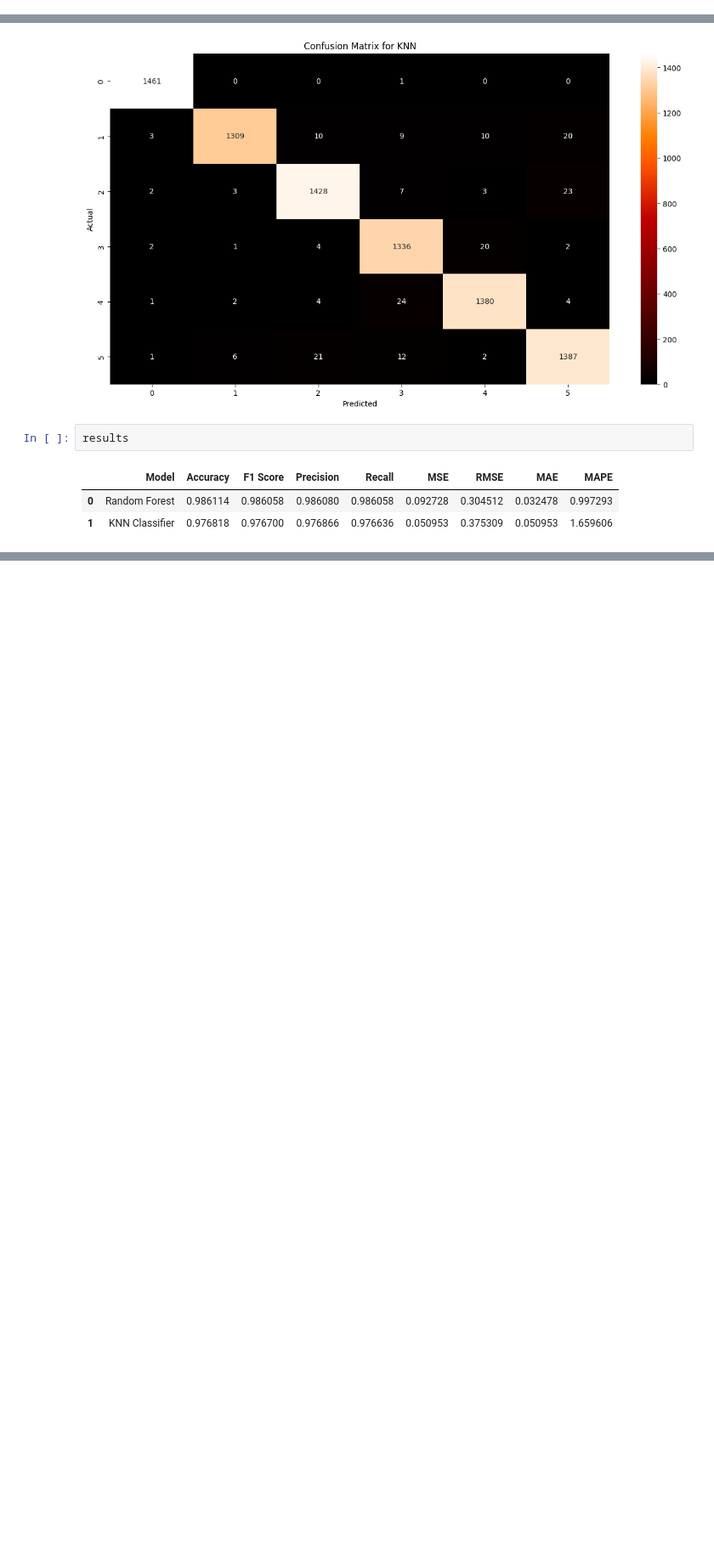
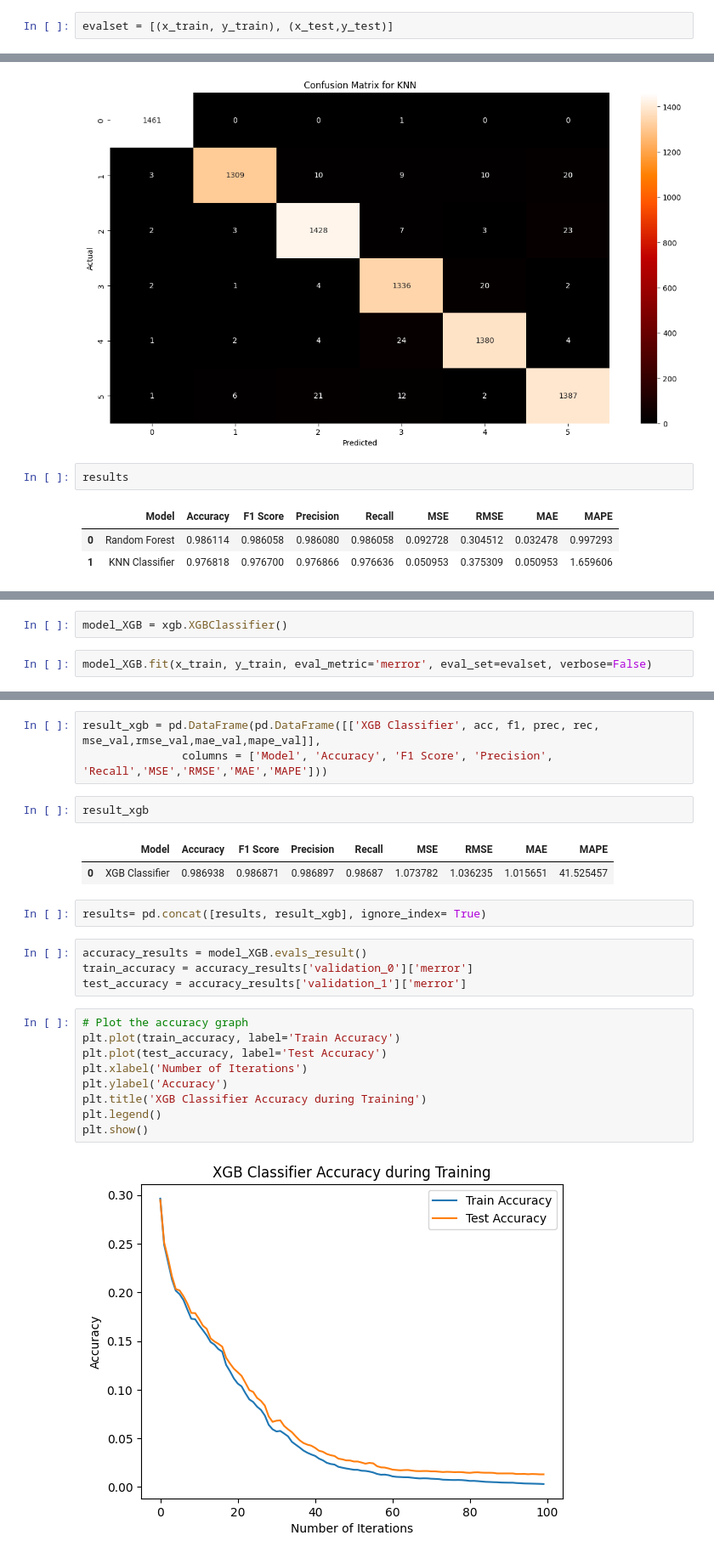
Before and after one commit to ashpreet12/MajorProject_Emg_ParkinsonDetection, a Jupyter notebook: dataset2_gestureRecogition.ipynb, the cells around one changed output, grey strips where cells are left out. Shown at 85% size. Cells and saved outputs as stored; diff of their text form; blank space fills up the shorter version.

```diff
--- a/dataset2_gestureRecogition.ipynb
+++ b/dataset2_gestureRecogition.ipynb
@@ -232,3 +245,5 @@ plt.scatter(total_data['time'], total_data['class'])
+# %%
+evalset = [(x_train, y_train), (x_test,y_test)]
 # %%
 ## Use 'train_test_split' function to split data  into train and test
 
@@ -486,0 +502,4 @@ results
+# %%
+model_XGB = xgb.XGBClassifier()
+# %%
+model_XGB.fit(x_train, y_train, eval_metric='merror', eval_set=evalset, verbose=False)
@@ -486,0 +534,25 @@ results
+# %%
+result_xgb = pd.DataFrame(pd.DataFrame([['XGB Classifier', acc, f1, prec, rec, mse_val,rmse_val,mae_val,mape_val]],
+               columns = ['Model', 'Accuracy', 'F1 Score', 'Precision', 'Recall','MSE','RMSE','MAE','MAPE']))
+# %%
+result_xgb
+# %% [output]
+|  | Model | Accuracy | F1 Score | Precision | Recall | MSE | RMSE | MAE | MAPE |
+| 0 | XGB Classifier | 0.986938 | 0.986871 | 0.986897 | 0.98687 | 1.073782 | 1.036235 | 1.015651 | 41.525457 |
+# %%
+results= pd.concat([results, result_xgb], ignore_index= True)
+# %%
+accuracy_results = model_XGB.evals_result()
+train_accuracy = accuracy_results['validation_0']['merror']
+test_accuracy = accuracy_results['validation_1']['merror']
+# %%
+# Plot the accuracy graph
+plt.plot(train_accuracy, label='Train Accuracy')
+plt.plot(test_accuracy, label='Test Accuracy')
+plt.xlabel('Number of Iterations')
+plt.ylabel('Accuracy')
+plt.title('XGB Classifier Accuracy during Training')
+plt.legend()
+plt.show()
+# %% [output]
+[figure, added]
```
Also changed, not shown: parts of 31 cells of this notebook.
